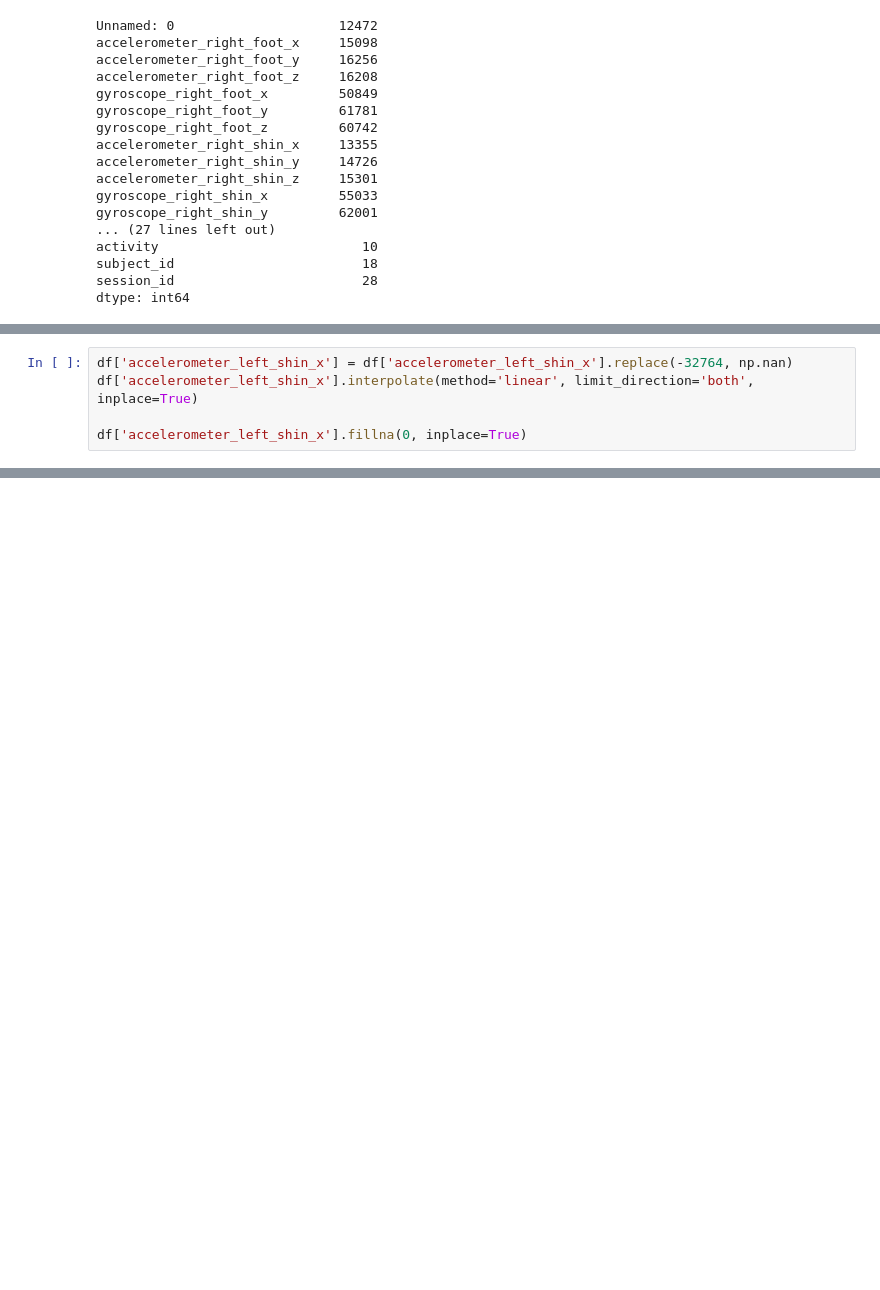
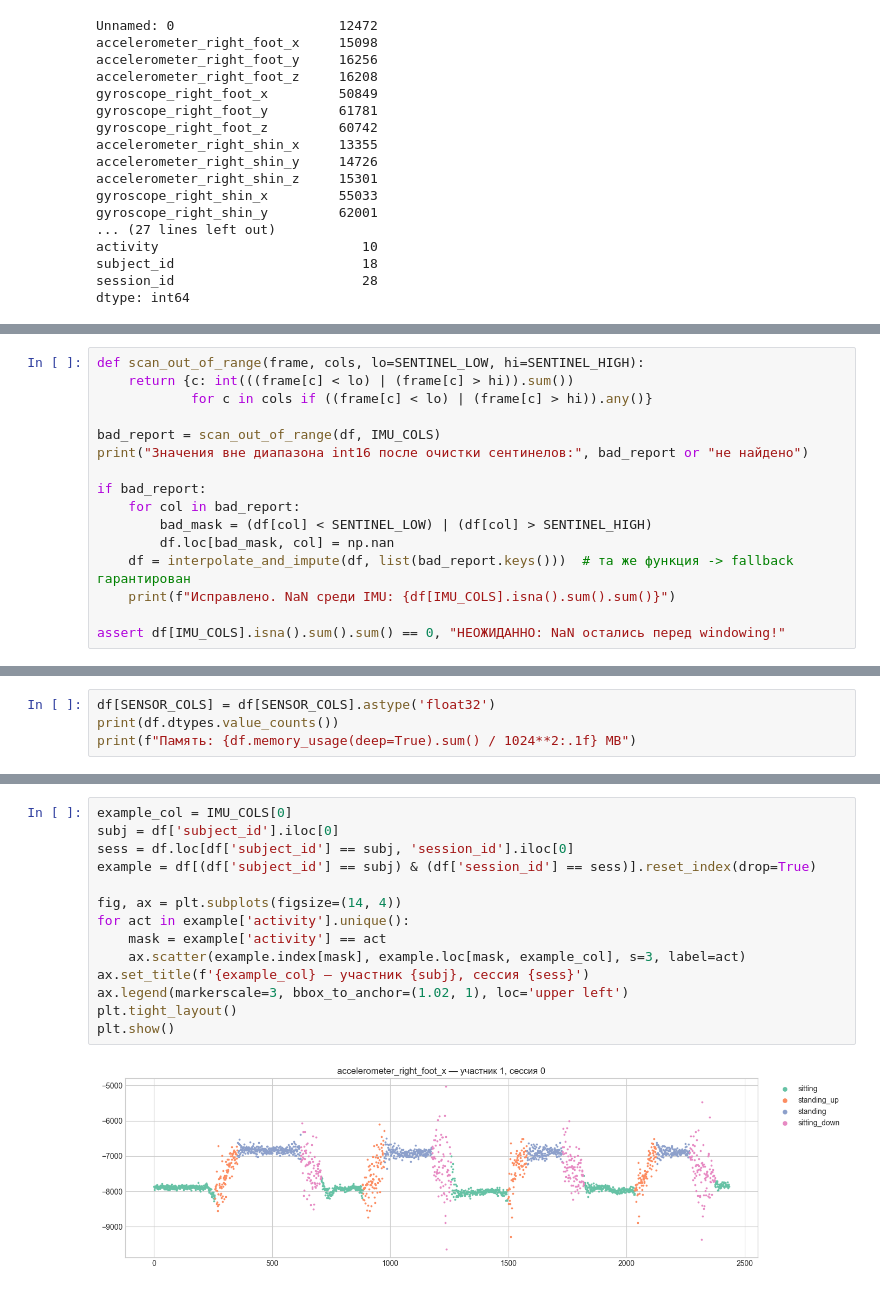
Before and after one commit to ginsengq/Human-Activity-Recognition-HAR, a Jupyter notebook: notebooks/01_eda.ipynb, the cells around one changed output, grey strips where cells are left out. Drawn from its saved outputs; the diff is of its cells as text; blank space fills up the shorter version.

```diff
--- a/notebooks/01_eda.ipynb
+++ b/notebooks/01_eda.ipynb
@@ -336,5 +114,0 @@ df = df[df['accelerometer_left_shin_x'] <= 32767]
-# %%
-df['accelerometer_left_shin_x'] = df['accelerometer_left_shin_x'].replace(-32764, np.nan)
-df['accelerometer_left_shin_x'].interpolate(method='linear', limit_direction='both', inplace=True)
-
-df['accelerometer_left_shin_x'].fillna(0, inplace=True)
@@ -745,0 +264,16 @@ with pd.ExcelWriter('model_results.xlsx') as writer:
+# %%
+def scan_out_of_range(frame, cols, lo=SENTINEL_LOW, hi=SENTINEL_HIGH):
+    return {c: int(((frame[c] < lo) | (frame[c] > hi)).sum())
+            for c in cols if ((frame[c] < lo) | (frame[c] > hi)).any()}
+
+bad_report = scan_out_of_range(df, IMU_COLS)
+print("Значения вне диапазона int16 после очистки сентинелов:", bad_report or "не найдено")
+
+if bad_report:
+    for col in bad_report:
+        bad_mask = (df[col] < SENTINEL_LOW) | (df[col] > SENTINEL_HIGH)
+        df.loc[bad_mask, col] = np.nan
+    df = interpolate_and_impute(df, list(bad_report.keys()))  # та же функция -> fallback гарантирован
+    print(f"Исправлено. NaN среди IMU: {df[IMU_COLS].isna().sum().sum()}")
+
+assert df[IMU_COLS].isna().sum().sum() == 0, "НЕОЖИДАННО: NaN остались перед windowing!"
@@ -745,0 +285,4 @@ with pd.ExcelWriter('model_results.xlsx') as writer:
+# %%
+df[SENSOR_COLS] = df[SENSOR_COLS].astype('float32')
+print(df.dtypes.value_counts())
+print(f"Память: {df.memory_usage(deep=True).sum() / 1024**2:.1f} MB")
@@ -745,0 +328,16 @@ with pd.ExcelWriter('model_results.xlsx') as writer:
+# %%
+example_col = IMU_COLS[0]
+subj = df['subject_id'].iloc[0]
+sess = df.loc[df['subject_id'] == subj, 'session_id'].iloc[0]
+example = df[(df['subject_id'] == subj) & (df['session_id'] == sess)].reset_index(drop=True)
+
+fig, ax = plt.subplots(figsize=(14, 4))
+for act in example['activity'].unique():
+    mask = example['activity'] == act
+    ax.scatter(example.index[mask], example.loc[mask, example_col], s=3, label=act)
+ax.set_title(f'{example_col} — участник {subj}, сессия {sess}')
+ax.legend(markerscale=3, bbox_to_anchor=(1.02, 1), loc='upper left')
+plt.tight_layout()
+plt.show()
+# %% [output]
+[figure, added]
```
Also changed, not shown: parts of 104 cells of this notebook, 9 other files.
